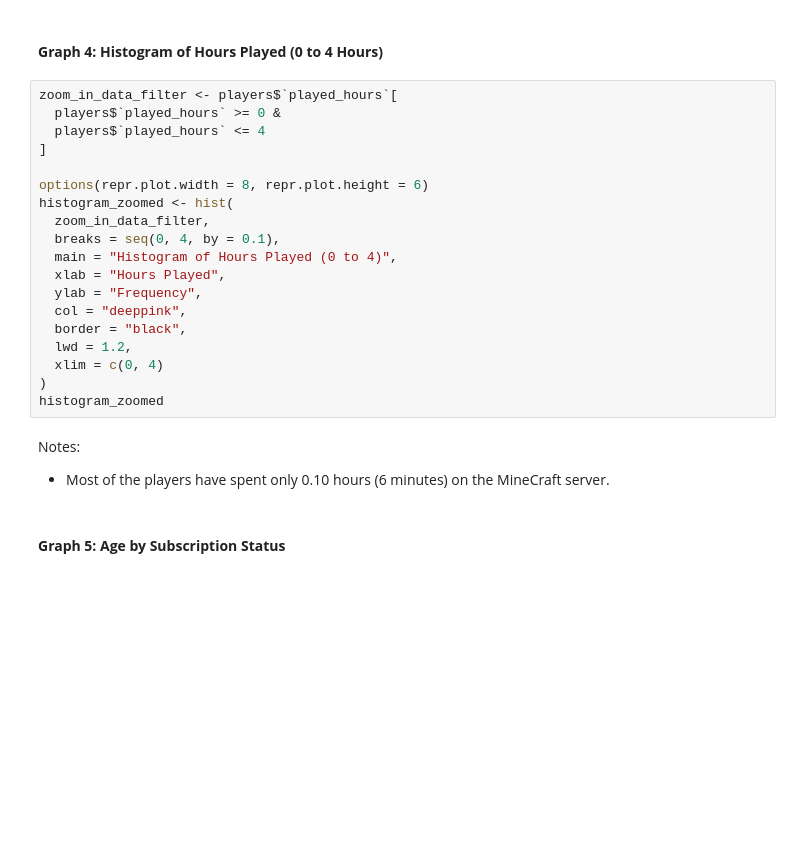
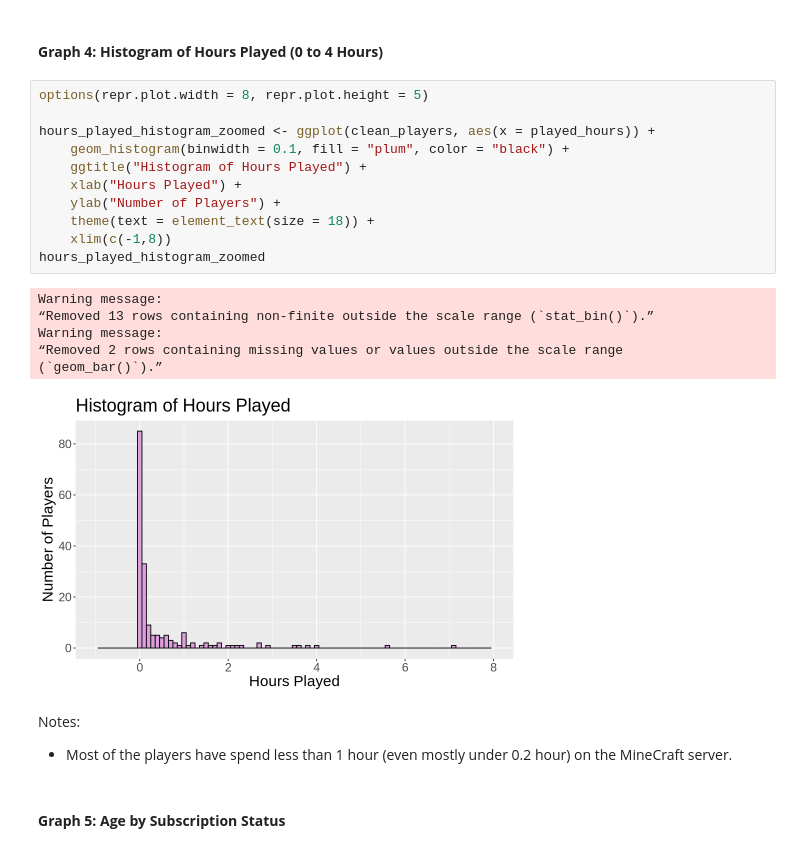
Before and after one commit to ilin27/dsci-100-group-project, a Jupyter notebook: final_project_report_group_7.ipynb, the cells around one changed output. Drawn from its saved outputs; the diff is of its cells as text; blank space fills up the shorter version.

```diff
--- a/final_project_report_group_7.ipynb
+++ b/final_project_report_group_7.ipynb
@@ -209,27 +212,26 @@ The histogram below was created to zoom in on where the majority of the observat
 # %% [markdown]
 #### **Graph 4: Histogram of Hours Played (0 to 4 Hours)**
 # %%
-zoom_in_data_filter <- players$`played_hours`[
-  players$`played_hours` >= 0 &
-  players$`played_hours` <= 4
-]
+options(repr.plot.width = 8, repr.plot.height = 5)
 
-options(repr.plot.width = 8, repr.plot.height = 6)
-histogram_zoomed <- hist(
-  zoom_in_data_filter,
-  breaks = seq(0, 4, by = 0.1),
-  main = "Histogram of Hours Played (0 to 4)",
-  xlab = "Hours Played",
-  ylab = "Frequency",
-  col = "deeppink",
-  border = "black",
-  lwd = 1.2,
-  xlim = c(0, 4)
-)
-histogram_zoomed
+hours_played_histogram_zoomed <- ggplot(clean_players, aes(x = played_hours)) +
+    geom_histogram(binwidth = 0.1, fill = "plum", color = "black") +
+    ggtitle("Histogram of Hours Played") +
+    xlab("Hours Played") +
+    ylab("Number of Players") +
+    theme(text = element_text(size = 18)) +
+    xlim(c(-1,8))
+hours_played_histogram_zoomed
+# %% [output]
+Warning message:
+“Removed 13 rows containing non-finite outside the scale range (`stat_bin()`).”
+Warning message:
+“Removed 2 rows containing missing values or values outside the scale range
+(`geom_bar()`).”
+[figure, added]
 # %% [markdown]
 Notes:
-- Most of the players have spent only 0.10 hours (6 minutes) on the MineCraft server.
+- Most of the players have spend less than 1 hour (even mostly under 0.2 hour) on the MineCraft server.
 # %% [markdown]
 #### **Graph 5: Age by Subscription Status**
 # %%
```
Also changed, not shown: parts of 28 cells of this notebook.
